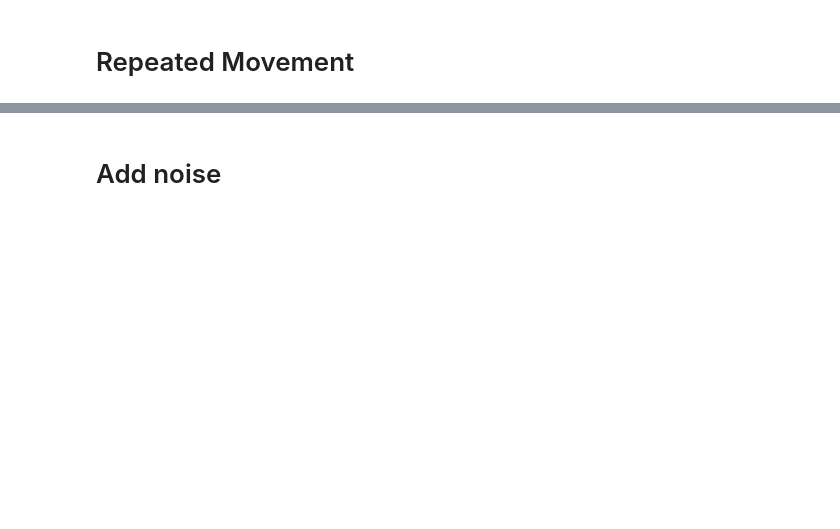
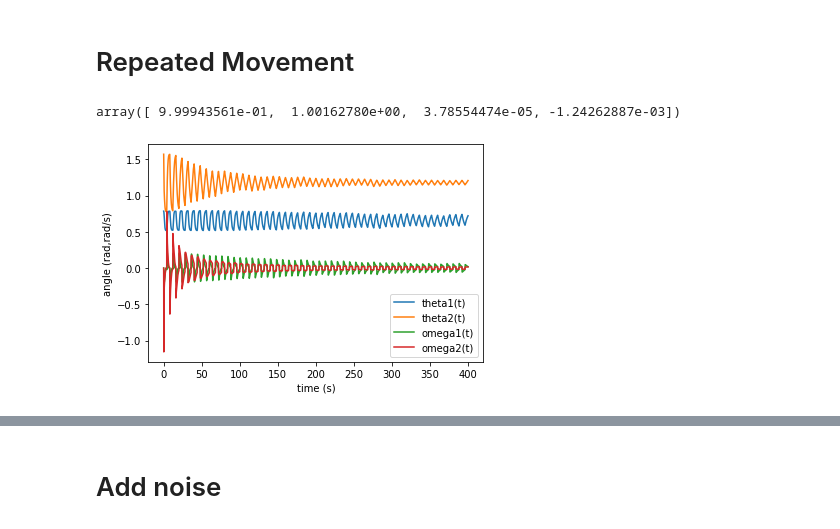
Before and after one commit to jdekarske/2d-robot-prognostics, a Jupyter notebook: visualization.ipynb, the cells around one changed output, grey strips where cells are left out. Saved outputs shown, nothing was run; the diff lists cells and outputs as text; code cells hidden in the pictures; blank space fills up the shorter version.

Commit message:
updated noise definition

```diff
--- a/visualization.ipynb
+++ b/visualization.ipynb
@@ -134,7 +145,7 @@ scene.times = sol.t
 # %% [markdown]
 # Repeated Movement
 # %%
-def full_simulation(chunks, chunk_time, desired_positions, shoulder_degradation_rate, elbow_degradation_rate):
+def full_simulation(chunks, chunk_time, desired_positions, shoulder_degradation_rate, elbow_degradation_rate, noise_SD):
     chunk_times = np.arange(0.0, chunk_time, SIMULATION_TIME_STEP)
 
     all_positions = np.tile(desired_positions, (1, chunks))
@@ -152,8 +163,8 @@ def full_simulation(chunks, chunk_time, desired_positions, shoulder_degradation_
         output_indices = np.array([0, chunk_times.size]) + chunk_times.size * i
 
         # update model parameters
-        real_constants[elbow_degradation] = i*elbow_degradation_rate  # Increase degradation each chunk
-        real_constants[shoulder_degradation] = i*shoulder_degradation_rate # Increase degradation each chunk
+        real_constants[elbow_degradation] = i*(elbow_degradation_rate + np.random.normal(0,noise_SD))  # Increase degradation each chunk
+        real_constants[shoulder_degradation] = i*(shoulder_degradation_rate + np.random.normal(0,noise_SD)) # Increase degradation each chunk
         real_sys = System(kane) # make a new system (because it is required when changing constants)
         real_sys.constants = real_constants
         real_sys.generate_ode_function()
@@ -162,34 +173,37 @@ def full_simulation(chunks, chunk_time, desired_positions, shoulder_degradation_
             u = np.asarray(np.add(-np.matmul(K, x).reshape(2, 1),
                                 np.matmul(Nbar, r).reshape(2, 1))).flatten() # LQR Controller
             u[0] -= upper_arm_grav_compensator(x[0], x[1]) # Gravity Compensation
             u[1] -= fore_arm_grav_compensator(x[0], x[1]) # Gravity Compensation
             return u
 
         sol = solve_ivp(lambda x, t, r, p: real_sys.evaluate_ode_function(t, x, r, p),
                         (chunk_times[0], chunk_times[-1]), chunk_initial_conditions.flatten(), method='LSODA', t_eval=chunk_times, args=(controller, real_sys.constants))
 
         all_t[output_indices[0]:output_indices[1],:] = sol.t.reshape(sol.t.size,1)
         all_y[output_indices[0]:output_indices[1],:] = np.transpose(sol.y)
 
         commands = np.apply_along_axis(lambda a: controller(a,0), 1, np.transpose(sol.y))
         all_command[output_indices[0]:output_indices[1],:] = commands
 
         chunk_initial_conditions = sol.y[:, -1]
 
     return (all_t, all_y, all_command)
 
 
 #######################
 
-all_t, all_y, all_command = full_simulation(100, 4, np.deg2rad(np.array([[30, 45], [45, 90]])), 0.1, 0.2)
+all_t, all_y, all_command = full_simulation(100, 4, np.deg2rad(np.array([[30, 45], [45, 90]])), 0.1, 0.2, 0.01)
 
 plt.plot(all_t, all_y)
 plt.legend(model_sys.states)
 plt.xlabel('time (s)')
 plt.ylabel('angle (rad,rad/s)')
 sol.y[:, -1]
 
 #If this takes more than 10s, restart the kernel (help!)
+# %% [output]
+array([ 9.99943561e-01,  1.00162780e+00,  3.78554474e-05, -1.24262887e-03])
+[figure, added]
 # %%
 plt.plot(all_t, all_command)
 plt.legend(model_sys.specifieds_symbols)
```
Also changed, not shown: parts of 6 cells of this notebook.
